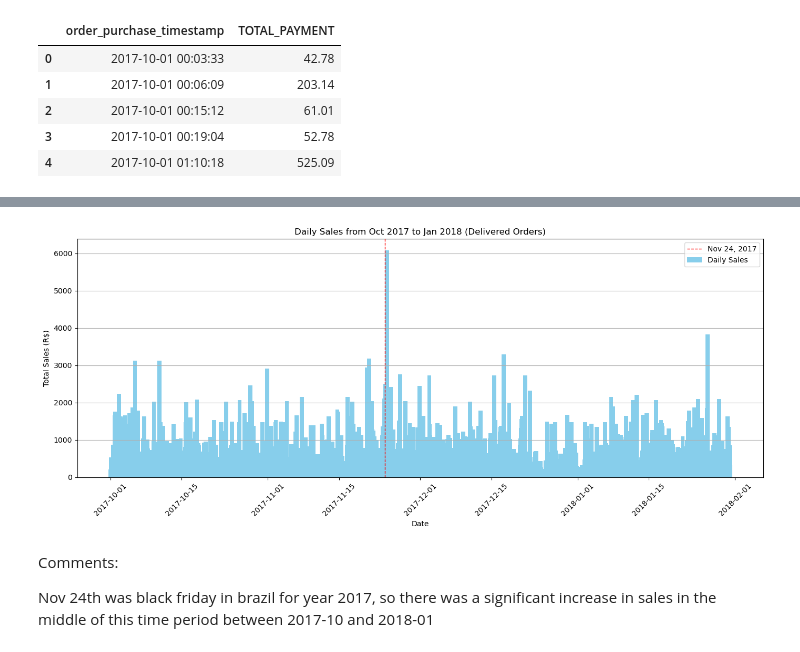
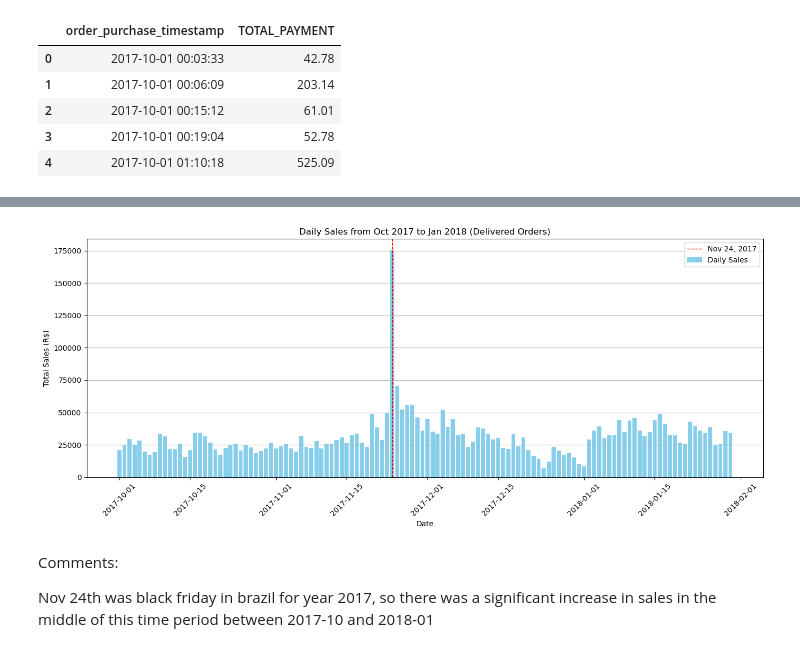
Before and after one commit to achuakh/Module-2-Project, a Jupyter notebook: Ian/BR_EDA2.ipynb, the cells around one changed output, grey strips where cells are left out. Saved outputs shown, nothing was run; the diff lists cells and outputs as text; code cells hidden in the pictures.

```diff
--- a/Ian/BR_EDA2.ipynb
+++ b/Ian/BR_EDA2.ipynb
@@ -201,3 +201,25 @@ daily_sales.head()
 | 2 | 2017-10-01 00:15:12 | 61.01 |
 | 3 | 2017-10-01 00:19:04 | 52.78 |
 | 4 | 2017-10-01 01:10:18 | 525.09 |
+# %%
+start_date = pd.to_datetime('2017-10-01')
+end_date = pd.to_datetime('2018-01-31')
+num_days = (end_date - start_date).days + 1  # inclusive of both start and end
+filtered_orders = fct_orders[mask]
+mean_daily_sales = filtered_orders['TOTAL_PAYMENT'].sum() / num_days
+
+fct_orders['order_purchase_date'] = fct_orders['order_purchase_timestamp'].dt.date
+
+daily_sales = fct_orders[mask].groupby('order_purchase_date')['TOTAL_PAYMENT'].sum().reset_index()
+
+plt.figure(figsize=(14, 6))
+plt.bar(daily_sales['order_purchase_date'], daily_sales['TOTAL_PAYMENT'], color='skyblue', label='Daily Sales', zorder=1)
+plt.axhline(mean_daily_sales, color='red', linestyle='--', linewidth=2, label=f'Mean Daily Sales ', zorder=2)
+plt.title('Daily Sales from Oct 2017 to Jan 2018 (Delivered Orders)')
+plt.xlabel('Date')
+plt.ylabel('Total Sales (R$)')
+plt.grid(axis='y', zorder=0)
+plt.xticks(rotation=45)
+plt.legend()
+plt.tight_layout()
+plt.show()
@@ -204,21 +228,21 @@ daily_sales.head()
 # %%
-
-nov_24 = pd.to_datetime('2017-11-24')
-nov_24_sales = daily_sales[daily_sales['order_purchase_timestamp'] == nov_24]
+import datetime
+nov_24 = datetime.date(2017, 11, 24)
+nov_24_sales = daily_sales[daily_sales['order_purchase_date'] == nov_24]
 
 plt.figure(figsize=(14, 6))
-plt.bar(daily_sales['order_purchase_timestamp'], daily_sales['TOTAL_PAYMENT'], color='skyblue', label='Daily Sales', zorder=1)
+plt.bar(daily_sales['order_purchase_date'], daily_sales['TOTAL_PAYMENT'], color='skyblue', label='Daily Sales', zorder=1)
 plt.axvline(nov_24, color='red', linestyle='--', linewidth=1, label='Nov 24, 2017', zorder=5)
 plt.title('Daily Sales from Oct 2017 to Jan 2018 (Delivered Orders)')
 plt.xlabel('Date')
 plt.ylabel('Total Sales (R$)')
 plt.grid(axis='y')
 plt.xticks(rotation=45)
 plt.legend()
 plt.tight_layout()
 plt.show()
 # %% [output]
-[figure, old version]
+[figure, new version]
 # %% [markdown]
 Comments:
 
```
Also changed, not shown: parts of 1 cell of this notebook.
